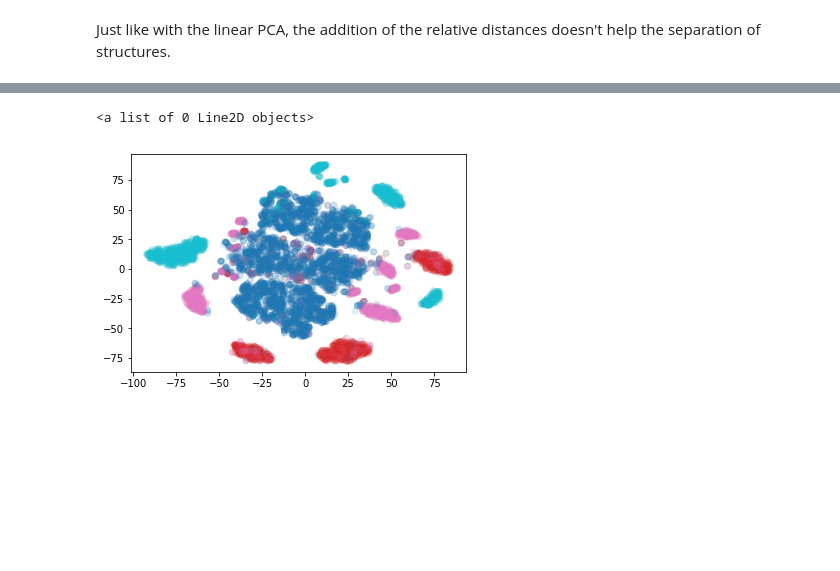
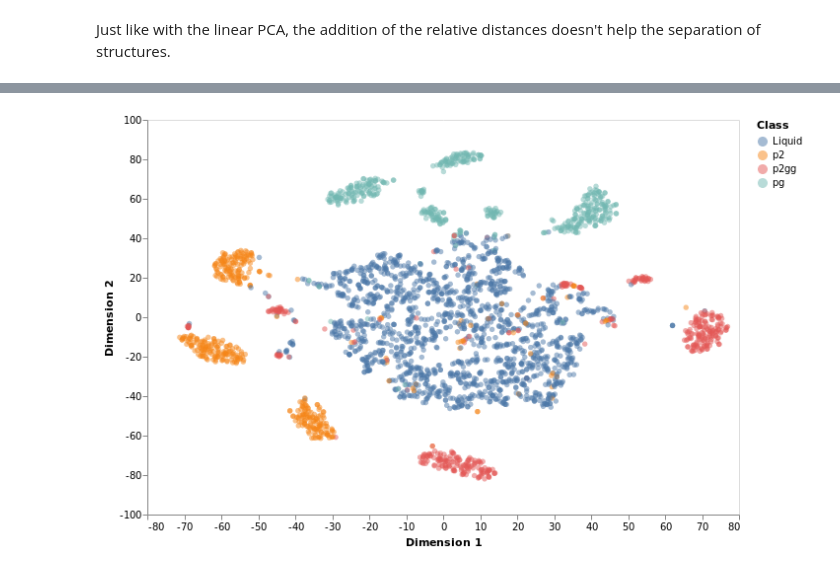
Before and after one commit to malramsay64/MLCrystals, a Jupyter notebook: notebooks/02_Features.ipynb, the cells around one changed output, grey strips where cells are left out. Cells and saved outputs as stored; diff of their text form; code cells hidden in the pictures; blank space fills up the shorter version.

```diff
--- a/notebooks/02_Features.ipynb
+++ b/notebooks/02_Features.ipynb
@@ -146,7 +152,7 @@ and the classes calculated previously.
 # %%
-mask = classes < 4
-X_o = orientations[mask]
-y = classes[mask]
+mask = classes[selection] < 4
+X_o = orientations[selection][mask]
+y = classes[selection][mask]
 # %% [markdown]
 ### Visualisation
 
@@ -309,7 +306,4 @@ array([0, 0, 0, ..., 0, 0, 0])
-# %%
-fig, ax = plt.subplots()
-ax.scatter(X_rt[:, 0], X_rt[:, 1], alpha=.1, c=y, cmap='tab10');
-ax.get_
-# %% [output]
-<a list of 0 Line2D objects>
-[figure, removed]
+# %%
+figures.plot_tsne_reduction(X_o, y)
+# %% [output]
+[figure, added]
```
Also changed, not shown: parts of 17 cells of this notebook, 2 other files.
